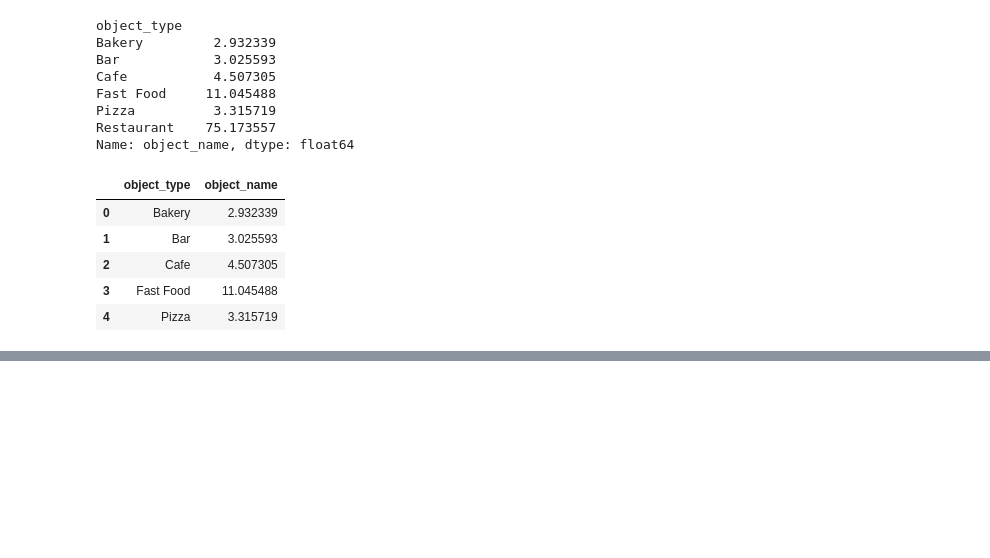
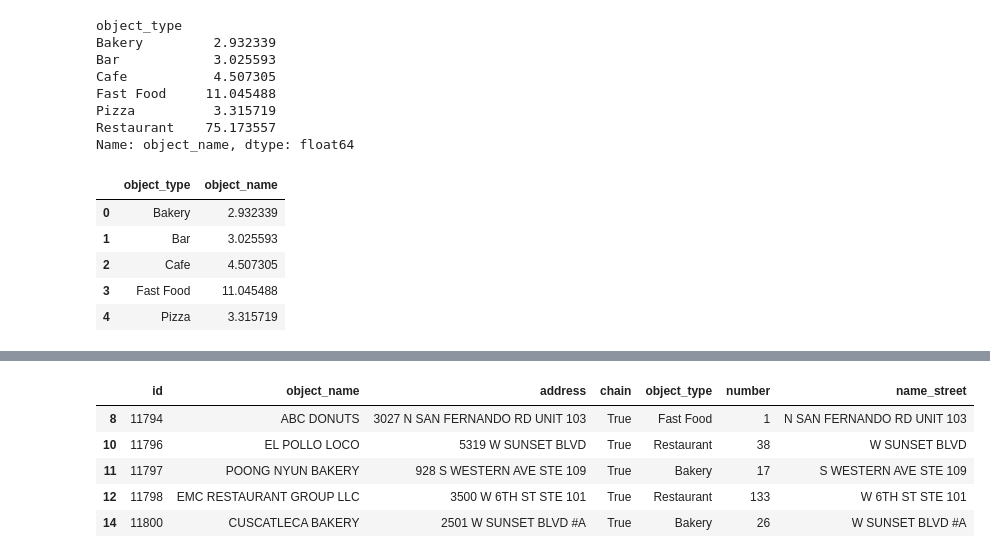
Before and after one commit to higorlu2023-design/projeto_sprint10_restaurants, a Jupyter notebook: notebook.ipynb, the cells around one changed output, grey strips where cells are left out. Saved outputs shown, nothing was run; the diff lists cells and outputs as text; code cells hidden in the pictures; blank space fills up the shorter version.

```diff
--- a/notebook.ipynb
+++ b/notebook.ipynb
@@ -158,0 +216,10 @@ fig.show()
+# %%
+df_tipico_true = df[df['chain'] == True]
+df_tipico_true.head()
+# %% [output]
+|  | id | object_name | address | chain | object_type | number | name_street |
+| 8 | 11794 | ABC DONUTS | 3027 N SAN FERNANDO RD UNIT 103 | True | Fast Food | 1 | N SAN FERNANDO RD UNIT 103 |
+| 10 | 11796 | EL POLLO LOCO | 5319 W SUNSET BLVD | True | Restaurant | 38 | W SUNSET BLVD |
+| 11 | 11797 | POONG NYUN BAKERY | 928 S WESTERN AVE STE 109 | True | Bakery | 17 | S WESTERN AVE STE 109 |
+| 12 | 11798 | EMC RESTAURANT GROUP LLC | 3500 W 6TH ST STE 101 | True | Restaurant | 133 | W 6TH ST STE 101 |
+| 14 | 11800 | CUSCATLECA BAKERY | 2501 W SUNSET BLVD #A | True | Bakery | 26 | W SUNSET BLVD #A |
```
Also changed, not shown: parts of 9 cells of this notebook.
